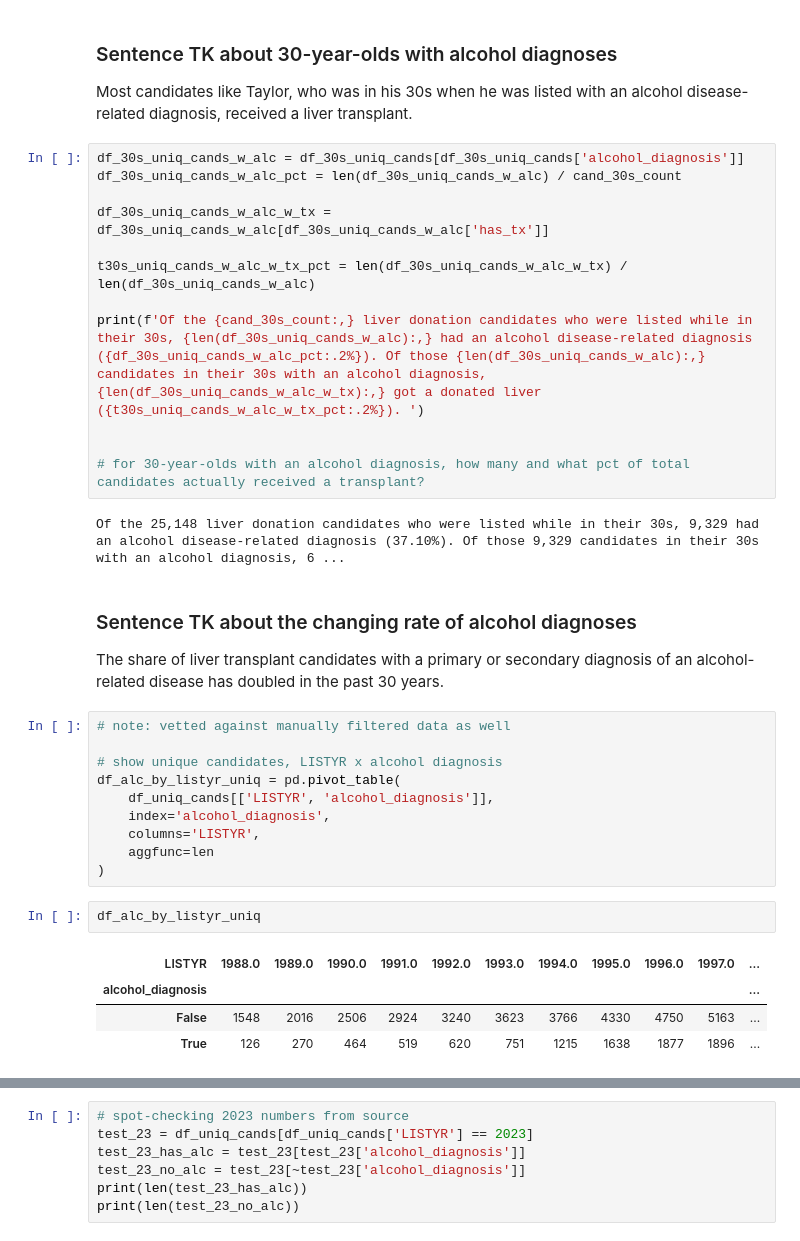
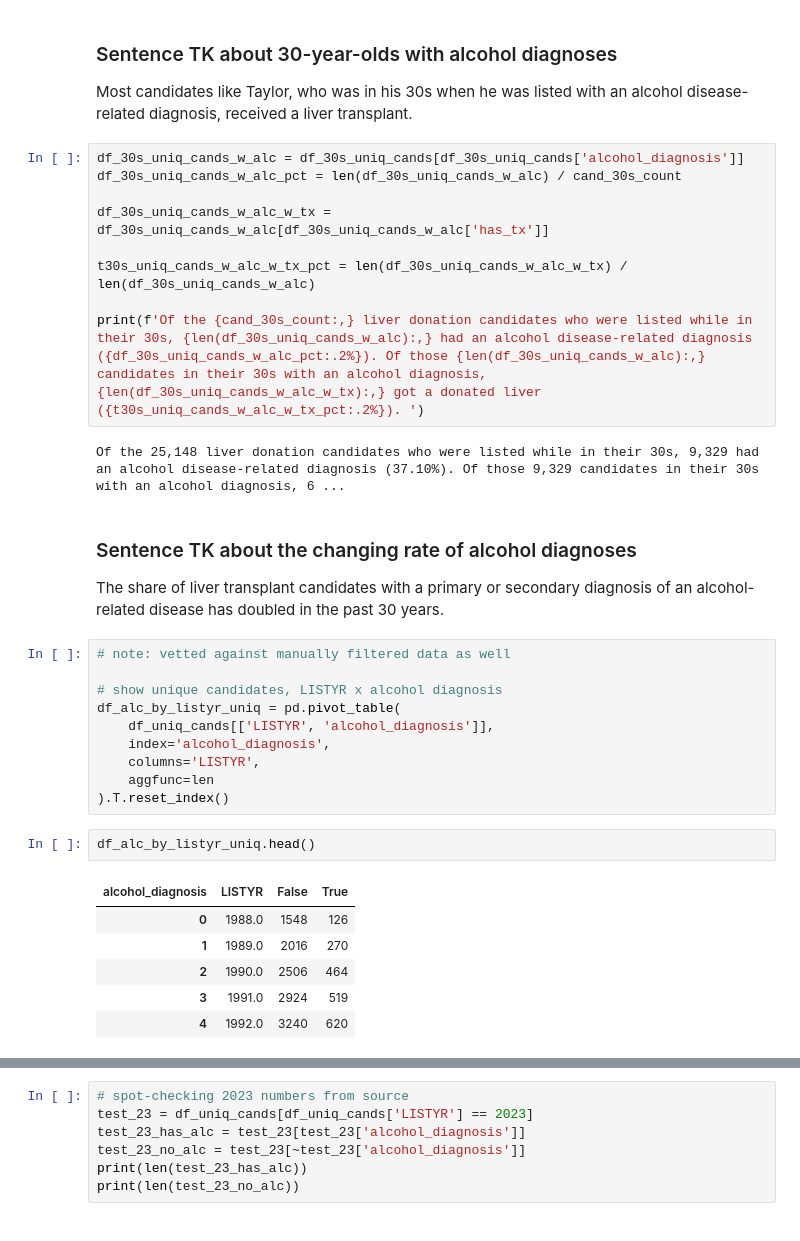
Before and after one commit to South-Dakota-News-Watch/20240805-liver-transplant-analysis, a Jupyter notebook: liver-transplant-findings.ipynb, the cells around one changed output, grey strips where cells are left out. Saved outputs shown, nothing was run; the diff lists cells and outputs as text.

```diff
--- a/liver-transplant-findings.ipynb
+++ b/liver-transplant-findings.ipynb
@@ -434,9 +434,6 @@ df_30s_uniq_cands_w_alc_w_tx = df_30s_uniq_cands_w_alc[df_30s_uniq_cands_w_alc['
 t30s_uniq_cands_w_alc_w_tx_pct = len(df_30s_uniq_cands_w_alc_w_tx) / len(df_30s_uniq_cands_w_alc)
 
 print(f'Of the {cand_30s_count:,} liver donation candidates who were listed while in their 30s, {len(df_30s_uniq_cands_w_alc):,} had an alcohol disease-related diagnosis ({df_30s_uniq_cands_w_alc_pct:.2%}). Of those {len(df_30s_uniq_cands_w_alc):,} candidates in their 30s with an alcohol diagnosis, {len(df_30s_uniq_cands_w_alc_w_tx):,} got a donated liver ({t30s_uniq_cands_w_alc_w_tx_pct:.2%}). ')
-
-
-# for 30-year-olds with an alcohol diagnosis, how many and what pct of total candidates actually received a transplant?
 # %% [output]
 Of the 25,148 liver donation candidates who were listed while in their 30s, 9,329 had an alcohol disease-related diagnosis (37.10%). Of those 9,329 candidates in their 30s with an alcohol diagnosis, 6 ...
 # %% [markdown]
@@ -452,12 +449,14 @@ df_alc_by_listyr_uniq = pd.pivot_table(
     index='alcohol_diagnosis',
     columns='LISTYR',
     aggfunc=len
-)
+).T.reset_index()
 # %%
-df_alc_by_listyr_uniq
+df_alc_by_listyr_uniq.head()
 # %% [output]
-| LISTYR | 1988.0 | 1989.0 | 1990.0 | 1991.0 | 1992.0 | 1993.0 | 1994.0 | 1995.0 | 1996.0 | 1997.0 | ... |
-| alcohol_diagnosis |  |  |  |  |  |  |  |  |  |  | ... |
-| False | 1548 | 2016 | 2506 | 2924 | 3240 | 3623 | 3766 | 4330 | 4750 | 5163 | ... |
-| True | 126 | 270 | 464 | 519 | 620 | 751 | 1215 | 1638 | 1877 | 1896 | ... |
+| alcohol_diagnosis | LISTYR | False | True |
+| 0 | 1988.0 | 1548 | 126 |
+| 1 | 1989.0 | 2016 | 270 |
+| 2 | 1990.0 | 2506 | 464 |
+| 3 | 1991.0 | 2924 | 519 |
+| 4 | 1992.0 | 3240 | 620 |
 # %%
```
Also changed, not shown: parts of 6 cells of this notebook.
